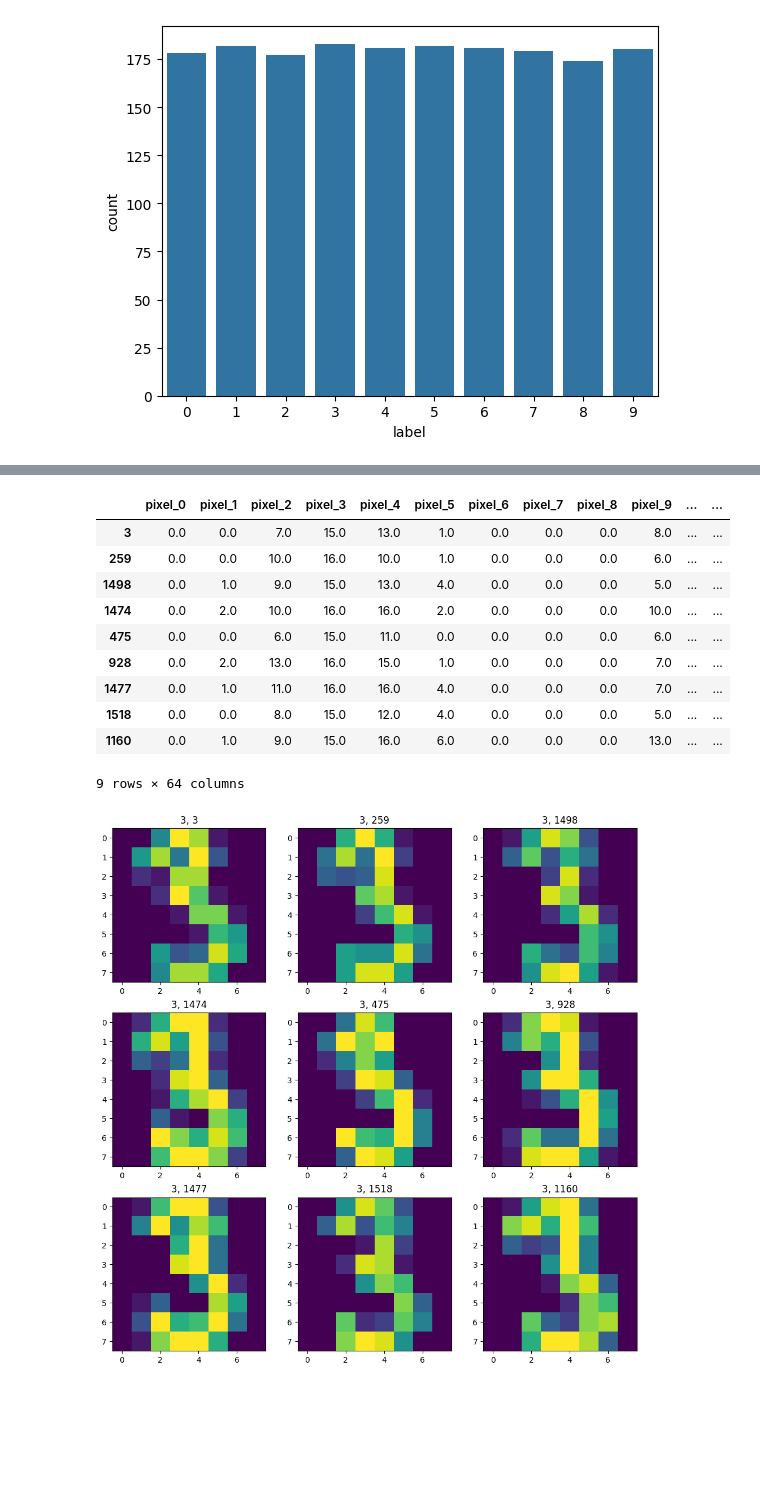
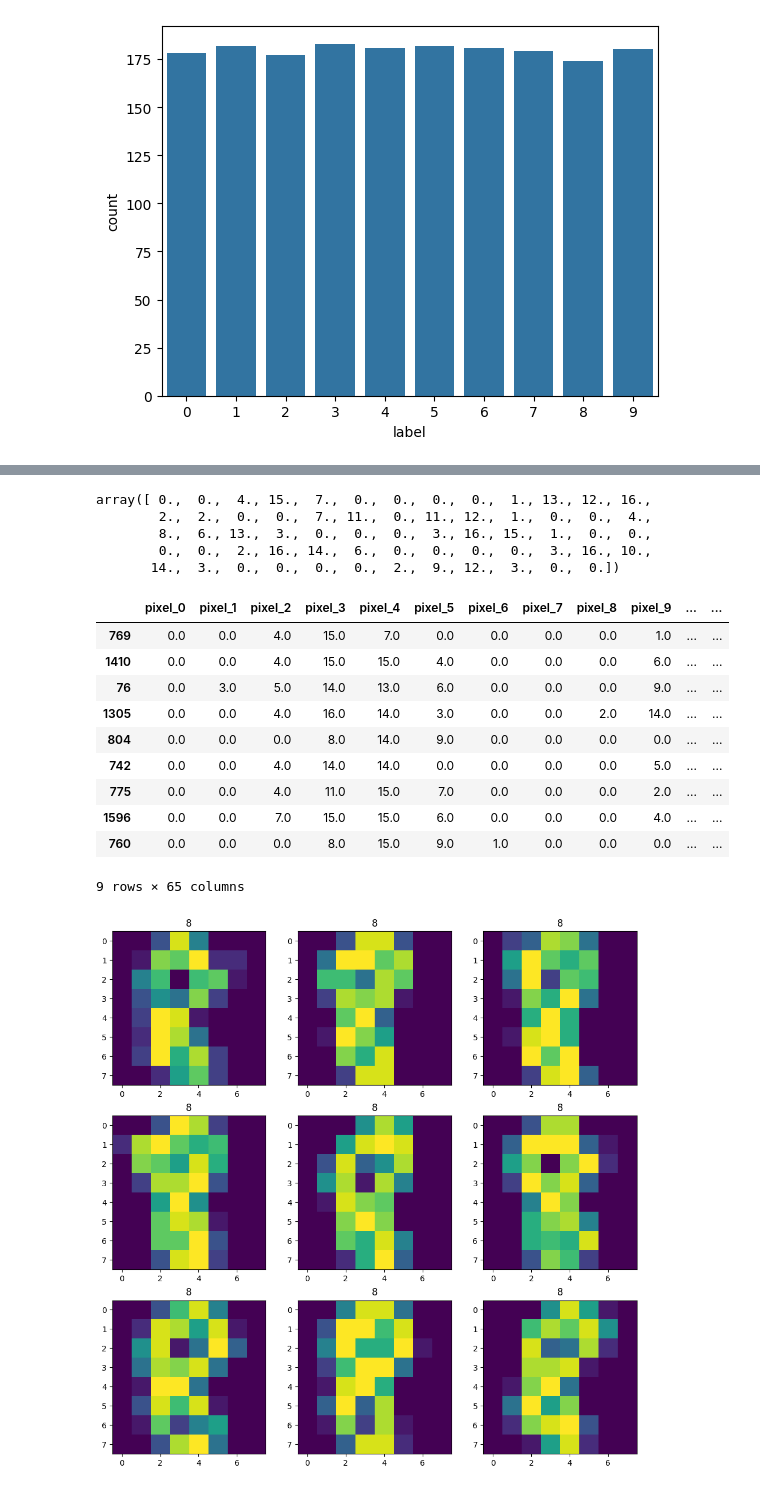
Before and after one commit to bansalkanav/Machine-Learning-Scratch-2-Advance-By-ThatAIGuy, a Jupyter notebook: 04. Supervised Learning/01. Mathematical Foundation - Linear Algebra/2. Case Study - Image Search Engine/building_an_image_search_engine.ipynb, the cells around one changed output, grey strips where cells are left out. Cells and saved outputs as stored; diff of their text form; code cells hidden in the pictures; blank space fills up the shorter version.

```diff
--- a/04. Supervised Learning/01. Mathematical Foundation - Linear Algebra/2. Case Study - Image Search Engine/building_an_image_search_engine.ipynb
+++ b/04. Supervised Learning/01. Mathematical Foundation - Linear Algebra/2. Case Study - Image Search Engine/building_an_image_search_engine.ipynb
@@ -51,0 +74,12 @@ plt.imshow(img)
+# %%
+plt.figure(figsize=(12, 12))
+idx = np.random.randint(0, image_df.shape[0], 9)
+print(idx)
+
+for i in range(len(idx)):
+    plt.subplot(3, 3, i+1)
+    label = image_df.iloc[idx[i], -1]
+    plt.title(label)
+    img_grid = np.reshape(image_df.iloc[idx[i], 0:-1], (8,8))
+    img_grid = img_grid.astype("float")
+    plt.imshow(img_grid)
@@ -52,10 +130,12 @@ plt.imshow(img)
 # %%
+from sklearn.metrics import pairwise
+
 def similarity_finder(search_query, k):
     # Query Vector
     search_query_vector = [search_query]
 
     # Similarity Calculation
-    similarity_scores = pairwise.cosine_similarity(search_query_vector, X.values).flatten()
+    similarity_scores = pairwise.cosine_similarity(search_query_vector, image_df.iloc[:, 0:-1].values).flatten()
     # print(sorted(similarity_scores))
 
     similar_doc_indices = similarity_scores.argsort()
@@ -64,4 +144,20 @@ def similarity_finder(search_query, k):
     # print(similar_doc_indices[::-1])
 
     # Ranking and Retrieval
-    return X.loc[similar_doc_indices[::-1]].head(k)
+    return image_df.loc[similar_doc_indices[::-1]].head(k)
+# %%
+idx = np.random.randint(0, 1796)
+
+print("Randomly Generated index:", idx)
+
+print(f"Label of image at {idx} index:", image_df.iloc[idx, -1])
+print()
+
+img = np.reshape(image_df.iloc[idx, 0:-1], (8,8))
+
+print("Data Type of Image Array:", img.dtype)
+print("Image Array:\n", img)
+
+img = img.astype("float")
+
+plt.imshow(img)
@@ -68,27 +180,35 @@ def similarity_finder(search_query, k):
+# %%
+image_df.iloc[idx, 0:-1].values
+# %% [output]
+array([ 0.,  0.,  4., 15.,  7.,  0.,  0.,  0.,  0.,  1., 13., 12., 16.,
+        2.,  2.,  0.,  0.,  7., 11.,  0., 11., 12.,  1.,  0.,  0.,  4.,
+        8.,  6., 13.,  3.,  0.,  0.,  0.,  3., 16., 15.,  1.,  0.,  0.,
+        0.,  0.,  2., 16., 14.,  6.,  0.,  0.,  0.,  0.,  3., 16., 10.,
+       14.,  3.,  0.,  0.,  0.,  0.,  2.,  9., 12.,  3.,  0.,  0.])
 # %%
-similar_imgs = similarity_finder(X.values[idx], 9)
+similar_imgs = similarity_finder(search_query=image_df.iloc[idx, 0:-1].values, k=9)
 
 similar_imgs
 # %% [output]
 |  | pixel_0 | pixel_1 | pixel_2 | pixel_3 | pixel_4 | pixel_5 | pixel_6 | pixel_7 | pixel_8 | pixel_9 | ... | ... |
-| 3 | 0.0 | 0.0 | 7.0 | 15.0 | 13.0 | 1.0 | 0.0 | 0.0 | 0.0 | 8.0 | ... | ... |
-| 259 | 0.0 | 0.0 | 10.0 | 16.0 | 10.0 | 1.0 | 0.0 | 0.0 | 0.0 | 6.0 | ... | ... |
-| 1498 | 0.0 | 1.0 | 9.0 | 15.0 | 13.0 | 4.0 | 0.0 | 0.0 | 0.0 | 5.0 | ... | ... |
-| 1474 | 0.0 | 2.0 | 10.0 | 16.0 | 16.0 | 2.0 | 0.0 | 0.0 | 0.0 | 10.0 | ... | ... |
-| 475 | 0.0 | 0.0 | 6.0 | 15.0 | 11.0 | 0.0 | 0.0 | 0.0 | 0.0 | 6.0 | ... | ... |
-| 928 | 0.0 | 2.0 | 13.0 | 16.0 | 15.0 | 1.0 | 0.0 | 0.0 | 0.0 | 7.0 | ... | ... |
-| 1477 | 0.0 | 1.0 | 11.0 | 16.0 | 16.0 | 4.0 | 0.0 | 0.0 | 0.0 | 7.0 | ... | ... |
-| 1518 | 0.0 | 0.0 | 8.0 | 15.0 | 12.0 | 4.0 | 0.0 | 0.0 | 0.0 | 5.0 | ... | ... |
-| 1160 | 0.0 | 1.0 | 9.0 | 15.0 | 16.0 | 6.0 | 0.0 | 0.0 | 0.0 | 13.0 | ... | ... |
+| 769 | 0.0 | 0.0 | 4.0 | 15.0 | 7.0 | 0.0 | 0.0 | 0.0 | 0.0 | 1.0 | ... | ... |
+| 1410 | 0.0 | 0.0 | 4.0 | 15.0 | 15.0 | 4.0 | 0.0 | 0.0 | 0.0 | 6.0 | ... | ... |
+| 76 | 0.0 | 3.0 | 5.0 | 14.0 | 13.0 | 6.0 | 0.0 | 0.0 | 0.0 | 9.0 | ... | ... |
+| 1305 | 0.0 | 0.0 | 4.0 | 16.0 | 14.0 | 3.0 | 0.0 | 0.0 | 2.0 | 14.0 | ... | ... |
+| 804 | 0.0 | 0.0 | 0.0 | 8.0 | 14.0 | 9.0 | 0.0 | 0.0 | 0.0 | 0.0 | ... | ... |
+| 742 | 0.0 | 0.0 | 4.0 | 14.0 | 14.0 | 0.0 | 0.0 | 0.0 | 0.0 | 5.0 | ... | ... |
+| 775 | 0.0 | 0.0 | 4.0 | 11.0 | 15.0 | 7.0 | 0.0 | 0.0 | 0.0 | 2.0 | ... | ... |
+| 1596 | 0.0 | 0.0 | 7.0 | 15.0 | 15.0 | 6.0 | 0.0 | 0.0 | 0.0 | 4.0 | ... | ... |
+| 760 | 0.0 | 0.0 | 0.0 | 8.0 | 15.0 | 9.0 | 1.0 | 0.0 | 0.0 | 0.0 | ... | ... |
-9 rows × 64 columns
+9 rows × 65 columns
 # %%
 plt.figure(figsize=(12, 12))
 idxs = similar_imgs.index
 
 for i in range(len(idxs)):
     plt.subplot(3, 3, i+1)
-    plt.title(f"{y[idxs[i]]}, {idxs[i]}")
-    img_grid = np.reshape(X.values[idxs[i]], (8,8))
+    plt.title(f"{similar_imgs.iloc[i, -1]}")
+    img_grid = np.reshape(similar_imgs.iloc[i, 0:-1].values, (8,8))
     plt.imshow(img_grid)
 # %% [output]
-[figure, old version]
+[figure, new version]
```
Also changed, not shown: parts of 18 cells of this notebook, 11 other files.
